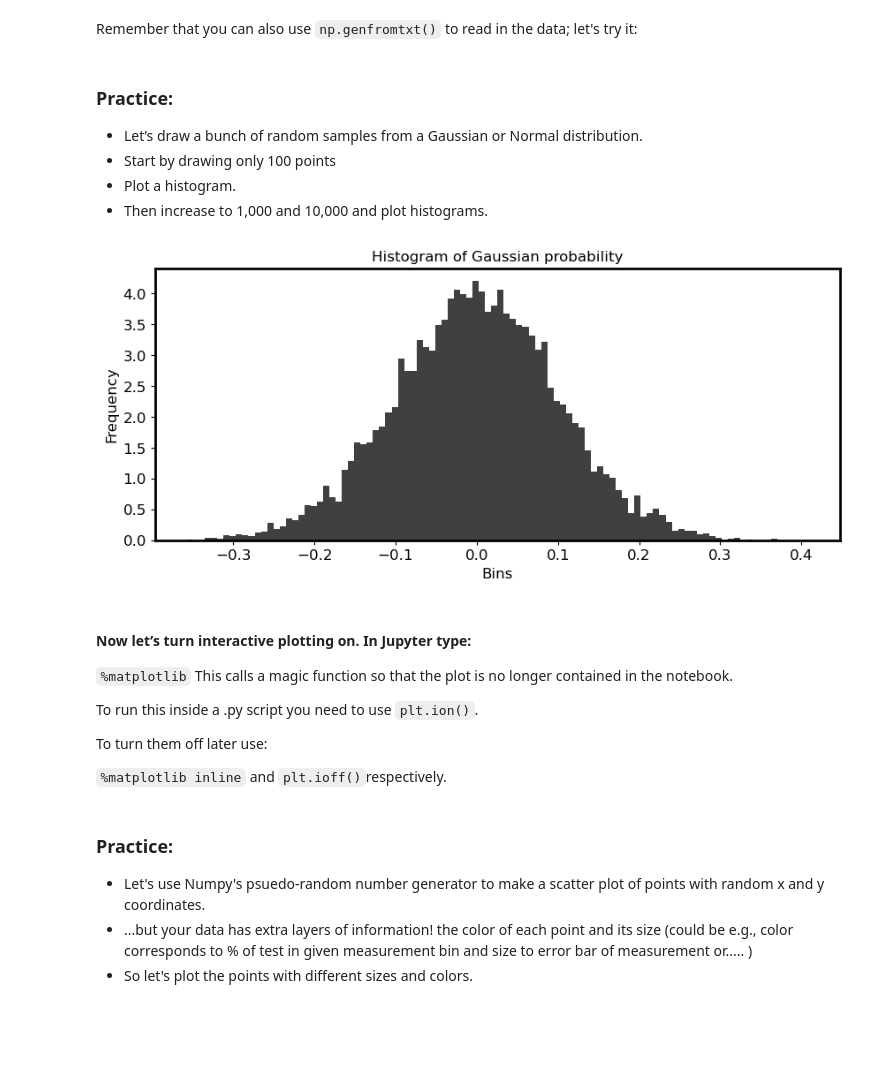
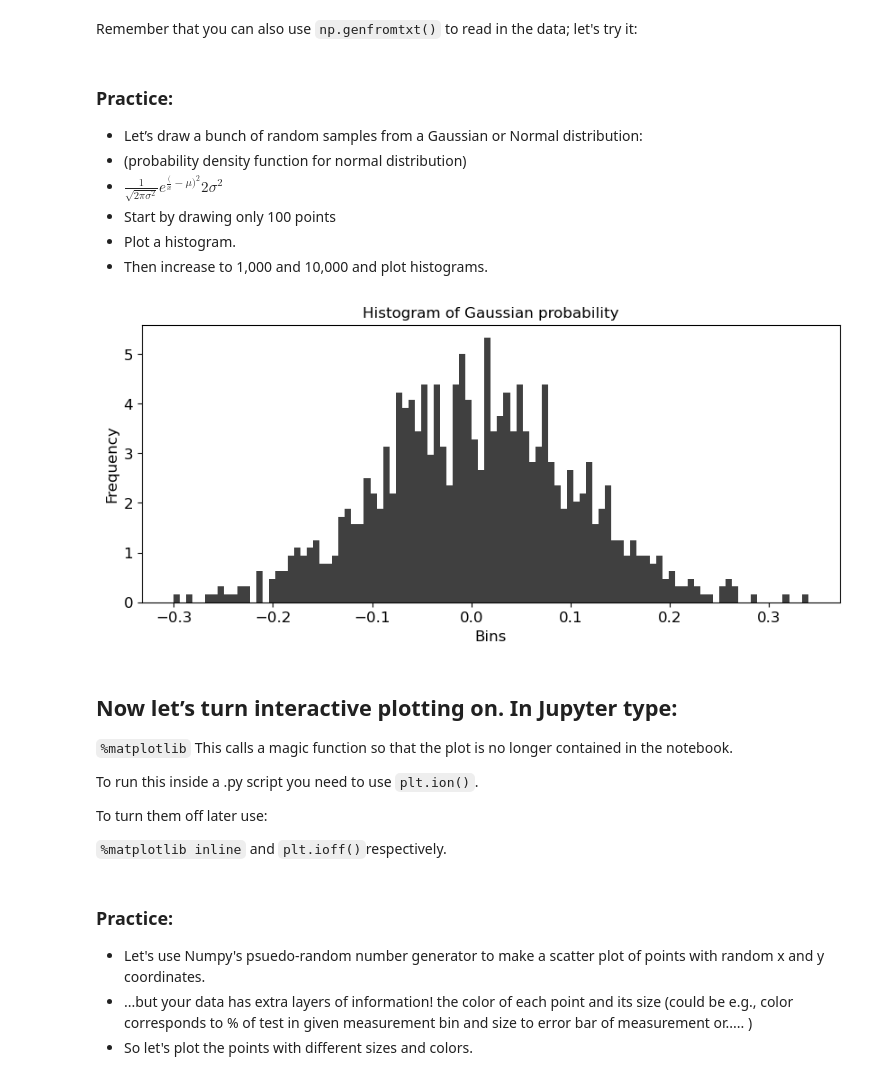
Before and after one commit to mbrowncodes/phz3150, a Jupyter notebook: lectures/phz3150lectures-main/Week 5 Lecture Files/Week 5.ipynb, the cells around one changed output. Saved outputs shown, nothing was run; the diff lists cells and outputs as text; code cells hidden in the pictures; blank space fills up the shorter version.

```diff
--- a/lectures/phz3150lectures-main/Week 5 Lecture Files/Week 5.ipynb
+++ b/lectures/phz3150lectures-main/Week 5 Lecture Files/Week 5.ipynb
@@ -351,27 +397,31 @@ Remember that you can also use `np.genfromtxt()` to read in the data; let's try
 # let's make it log-y version:
 # %% [markdown]
 ### Practice:
-- Let’s draw a bunch of random samples from a Gaussian or Normal distribution.
+- Let’s draw a bunch of random samples from a Gaussian or Normal distribution:
+- (probability density function for normal distribution)
+- $\frac{1}{\sqrt{2\pi\sigma^2}}e^{\frac(x-\mu)^2}{2\sigma^2}$
 - Start by drawing only 100 points
 - Plot a histogram.
 - Then increase to 1,000 and 10,000 and plot histograms.
 # %%
 mu , sigma = 0, 0.1 # mean and standard deviation of a Gaussian distribution
-s = np.random.normal(mu, sigma, 10000)  # test different values here  100; 1000; 10000
+mu = 0  #this is a normal way to assignvariables
+sigma = 0.1 #you can do it in one string as seen in line 1 above
+s = np.random.normal(mu, sigma, 1000)  # test different values here  100; 1000; 10000
 
 plt.figure( figsize = (10, 4) )
 
-plt.hist(s, 100, density = True, facecolor = 'k', alpha = 0.75 )
+plt.hist(s, 100, density = True, facecolor = 'k', alpha = 0.75 ) #s is array of numbers, 100 is bins
 plt.xlabel( 'Bins'                            , fontsize = 12 )
 plt.ylabel( 'Frequency'            , fontsize = 12 )
 plt.title( 'Histogram of Gaussian probability', fontsize = 12 )
 plt.xticks(fontsize=12)
 plt.yticks(fontsize=12)
 plt.show()
 # %% [output]
-[figure, old version]
+[figure, new version]
 # %% [markdown]
-#### Now let’s turn interactive plotting on. In Jupyter type:
+## Now let’s turn interactive plotting on. In Jupyter type:
 
 `%matplotlib` This calls a magic function so that the plot is no longer contained in the notebook.
 
```
Also changed, not shown: parts of 23 cells of this notebook, 13 other files.
